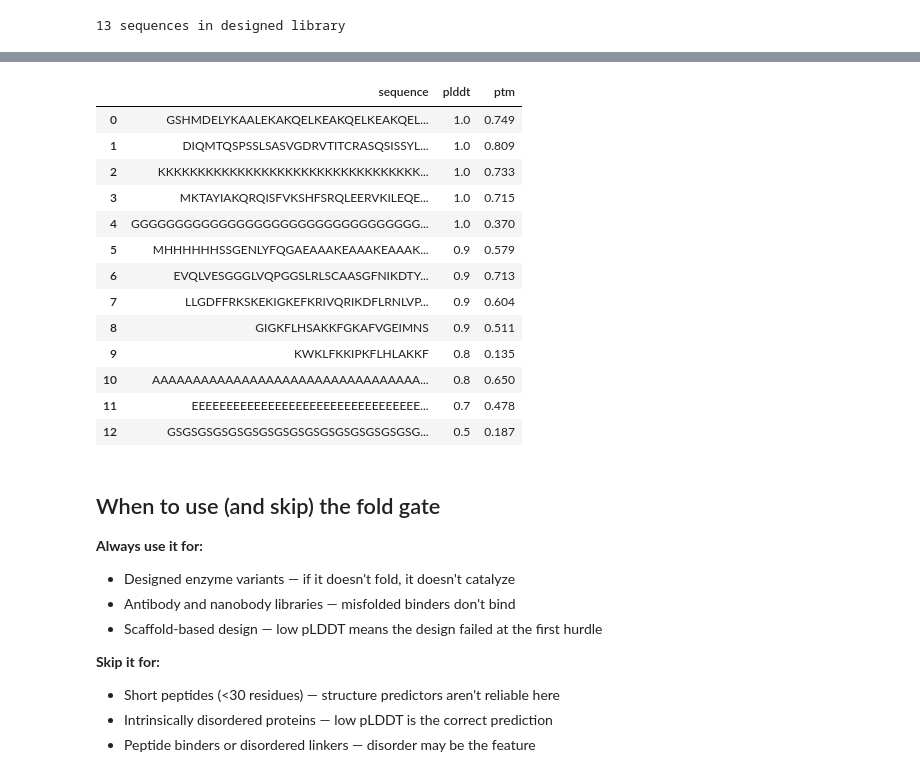
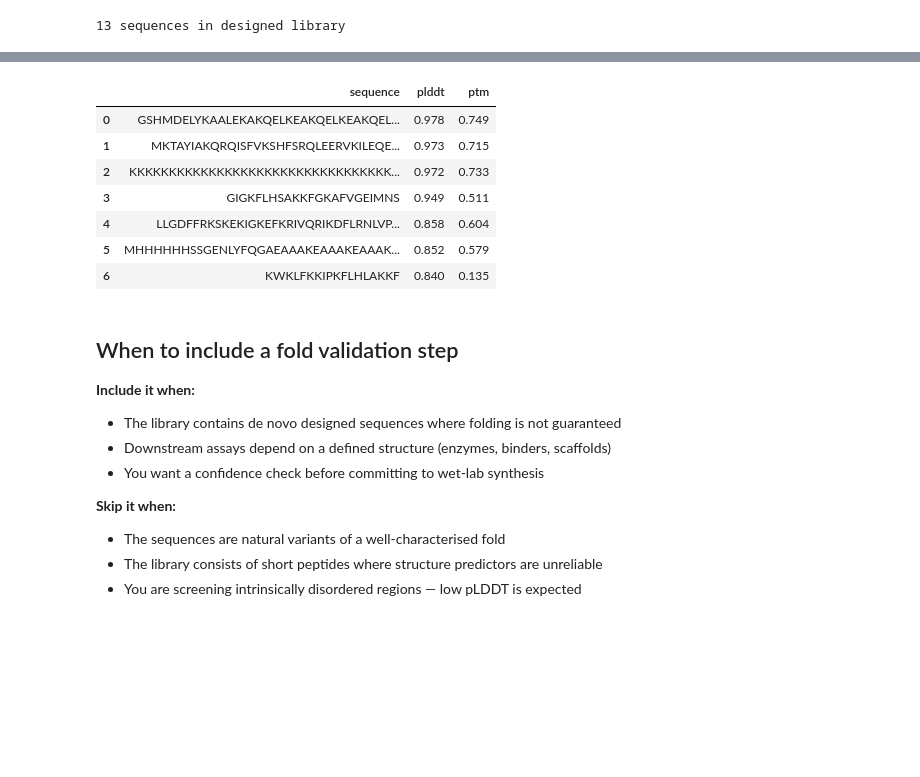
Before and after one commit to BioLM/tutorials-and-guides, a Jupyter notebook: content/10.6_Fold_First.ipynb, the cells around one changed output, grey strips where cells are left out. Cells and saved outputs as stored; diff of their text form; code cells hidden in the pictures; blank space fills up the shorter version.

```diff
--- a/content/10.6_Fold_First.ipynb
+++ b/content/10.6_Fold_First.ipynb
@@ -180,42 +176,36 @@ pipeline.plot("funnel")
 # %%
 fold_df = pipeline.query("""
     SELECT s.sequence,
-           MAX(CASE WHEN p.prediction_type = 'plddt' THEN ROUND(p.value,1) END) AS plddt,
-           MAX(CASE WHEN p.prediction_type = 'ptm'   THEN ROUND(p.value,3) END) AS ptm
+           MAX(CASE WHEN p.prediction_type = 'plddt' THEN ROUND(p.value, 3) END) AS plddt,
+           MAX(CASE WHEN p.prediction_type = 'ptm'   THEN ROUND(p.value, 3) END) AS ptm
     FROM sequences s
     JOIN predictions p ON s.sequence_id = p.sequence_id
     WHERE p.prediction_type IN ('plddt', 'ptm')
     GROUP BY s.sequence
     ORDER BY plddt DESC
 """)
 fold_df
 # %% [output]
 |  | sequence | plddt | ptm |
-| 0 | GSHMDELYKAALEKAKQELKEAKQELKEAKQEL... | 1.0 | 0.749 |
-| 1 | DIQMTQSPSSLSASVGDRVTITCRASQSISSYL... | 1.0 | 0.809 |
-| 2 | KKKKKKKKKKKKKKKKKKKKKKKKKKKKKKKKK... | 1.0 | 0.733 |
-| 3 | MKTAYIAKQRQISFVKSHFSRQLEERVKILEQE... | 1.0 | 0.715 |
-| 4 | GGGGGGGGGGGGGGGGGGGGGGGGGGGGGGGGG... | 1.0 | 0.370 |
-| 5 | MHHHHHHSSGENLYFQGAEAAAKEAAAKEAAAK... | 0.9 | 0.579 |
-| 6 | EVQLVESGGGLVQPGGSLRLSCAASGFNIKDTY... | 0.9 | 0.713 |
-| 7 | LLGDFFRKSKEKIGKEFKRIVQRIKDFLRNLVP... | 0.9 | 0.604 |
-| 8 | GIGKFLHSAKKFGKAFVGEIMNS | 0.9 | 0.511 |
-| 9 | KWKLFKKIPKFLHLAKKF | 0.8 | 0.135 |
-| 10 | AAAAAAAAAAAAAAAAAAAAAAAAAAAAAAAAA... | 0.8 | 0.650 |
-| 11 | EEEEEEEEEEEEEEEEEEEEEEEEEEEEEEEEE... | 0.7 | 0.478 |
-| 12 | GSGSGSGSGSGSGSGSGSGSGSGSGSGSGSGSG... | 0.5 | 0.187 |
+| 0 | GSHMDELYKAALEKAKQELKEAKQELKEAKQEL... | 0.978 | 0.749 |
+| 1 | MKTAYIAKQRQISFVKSHFSRQLEERVKILEQE... | 0.973 | 0.715 |
+| 2 | KKKKKKKKKKKKKKKKKKKKKKKKKKKKKKKKK... | 0.972 | 0.733 |
+| 3 | GIGKFLHSAKKFGKAFVGEIMNS | 0.949 | 0.511 |
+| 4 | LLGDFFRKSKEKIGKEFKRIVQRIKDFLRNLVP... | 0.858 | 0.604 |
+| 5 | MHHHHHHSSGENLYFQGAEAAAKEAAAKEAAAK... | 0.852 | 0.579 |
+| 6 | KWKLFKKIPKFLHLAKKF | 0.840 | 0.135 |
 # %% [markdown]
-## When to use (and skip) the fold gate
+## When to include a fold validation step
 
-**Always use it for:**
-- Designed enzyme variants — if it doesn't fold, it doesn't catalyze
-- Antibody and nanobody libraries — misfolded binders don't bind
-- Scaffold-based design — low pLDDT means the design failed at the first hurdle
+**Include it when:**
+- The library contains de novo designed sequences where folding is not guaranteed
+- Downstream assays depend on a defined structure (enzymes, binders, scaffolds)
+- You want a confidence check before committing to wet-lab synthesis
 
-**Skip it for:**
-- Short peptides (<30 residues) — structure predictors aren't reliable here
-- Intrinsically disordered proteins — low pLDDT is the correct prediction
-- Peptide binders or disordered linkers — disorder may be the feature
+**Skip it when:**
+- The sequences are natural variants of a well-characterised fold
+- The library consists of short peptides where structure predictors are unreliable
+- You are screening intrinsically disordered regions — low pLDDT is expected
 # %% [markdown]
 ## Next Steps
 
```
Also changed, not shown: parts of 7 cells of this notebook.
